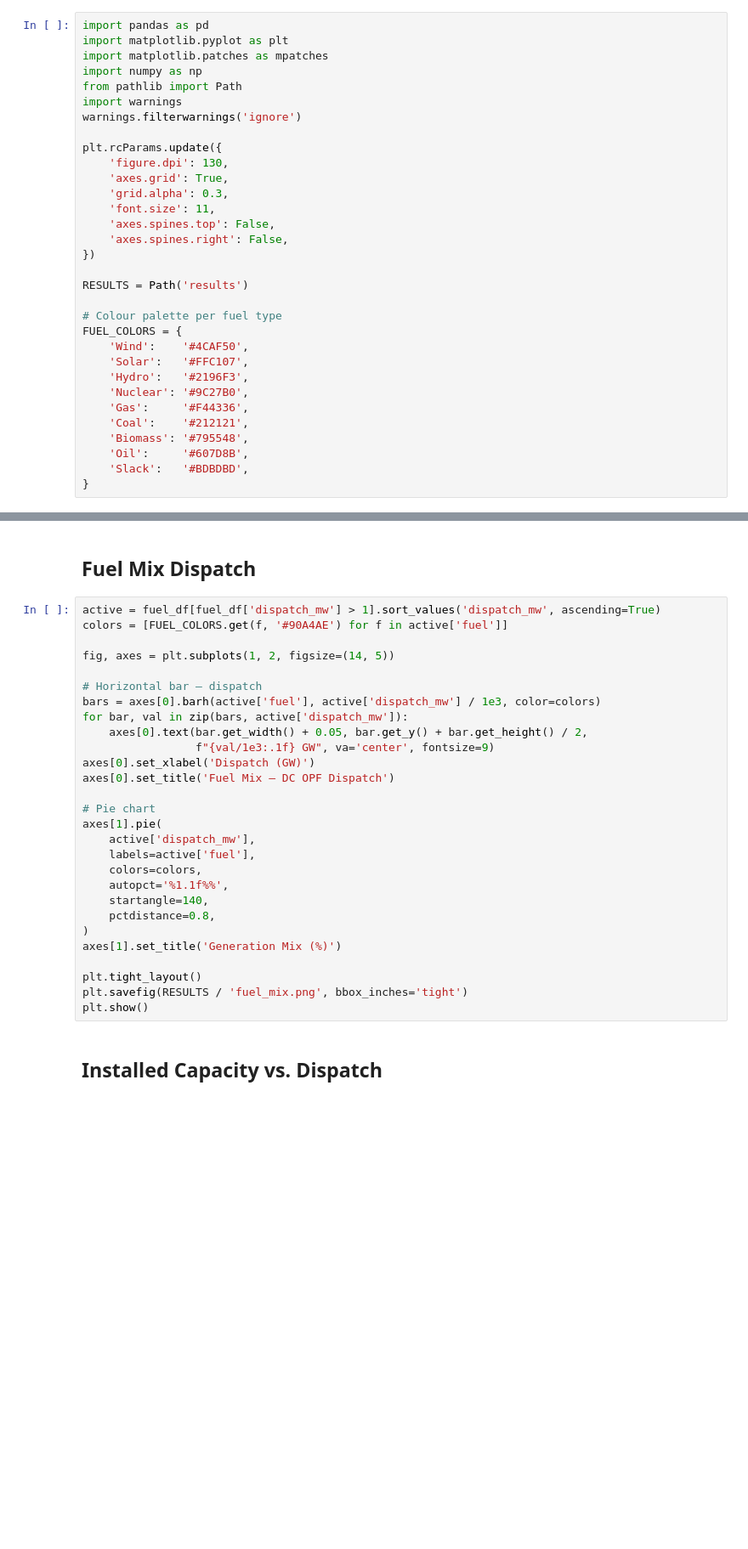
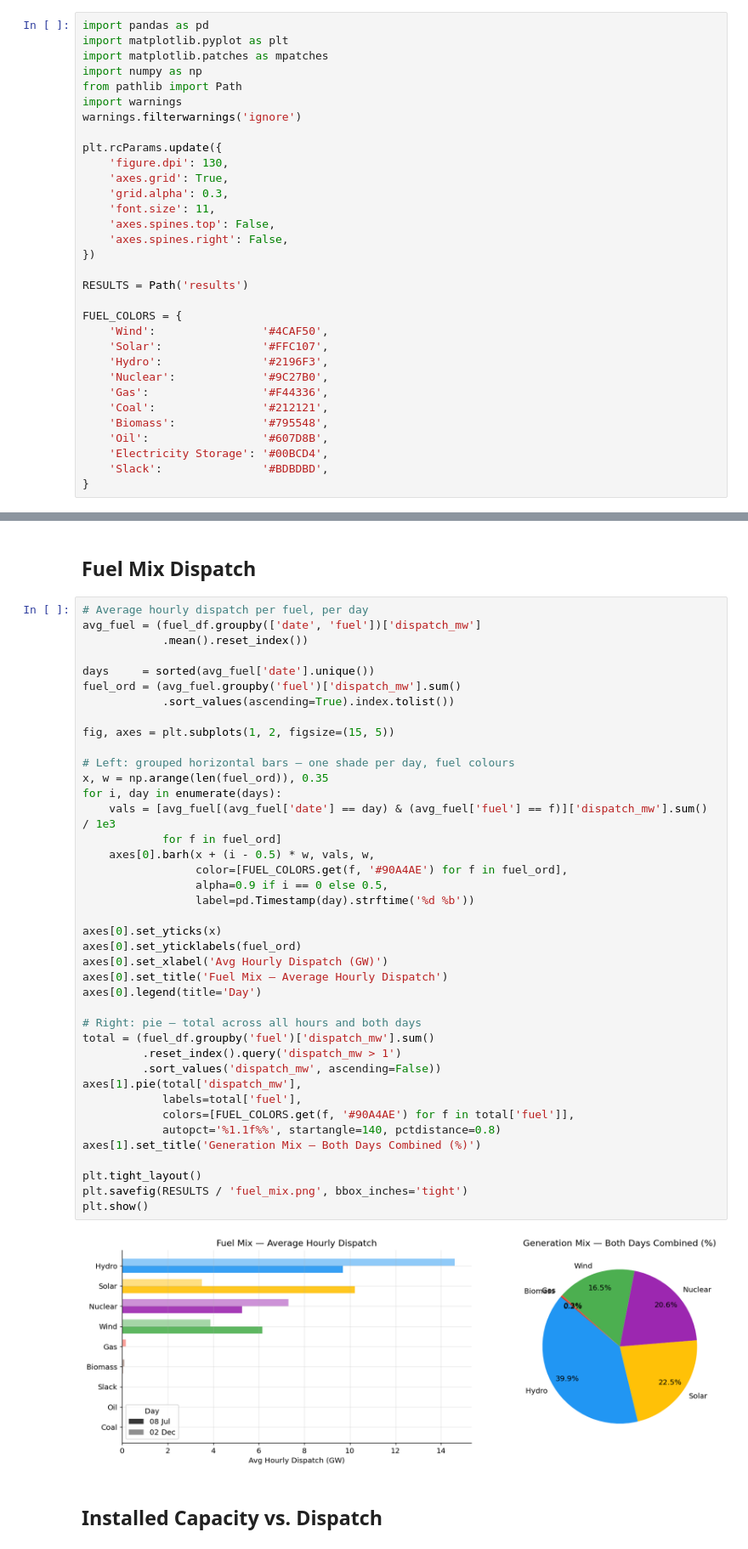
Before and after one commit to ntnu-ehsan/Spain_power_system, a Jupyter notebook: results_plots.ipynb, the cells around one changed output, grey strips where cells are left out. Shown at 85% size. Drawn from its saved outputs; the diff is of its cells as text; blank space fills up the shorter version.

```diff
--- a/results_plots.ipynb
+++ b/results_plots.ipynb
@@ -30,17 +33,17 @@ plt.rcParams.update({
 
 RESULTS = Path('results')
 
-# Colour palette per fuel type
 FUEL_COLORS = {
-    'Wind':    '#4CAF50',
-    'Solar':   '#FFC107',
-    'Hydro':   '#2196F3',
-    'Nuclear': '#9C27B0',
-    'Gas':     '#F44336',
-    'Coal':    '#212121',
-    'Biomass': '#795548',
-    'Oil':     '#607D8B',
-    'Slack':   '#BDBDBD',
+    'Wind':                '#4CAF50',
+    'Solar':               '#FFC107',
+    'Hydro':               '#2196F3',
+    'Nuclear':             '#9C27B0',
+    'Gas':                 '#F44336',
+    'Coal':                '#212121',
+    'Biomass':             '#795548',
+    'Oil':                 '#607D8B',
+    'Electricity Storage': '#00BCD4',
+    'Slack':               '#BDBDBD',
 }
 # %%
 # Load result CSVs
@@ -79,33 +114,47 @@ print('=' * 50)
 # %% [markdown]
 ## Fuel Mix Dispatch
 # %%
-active = fuel_df[fuel_df['dispatch_mw'] > 1].sort_values('dispatch_mw', ascending=True)
-colors = [FUEL_COLORS.get(f, '#90A4AE') for f in active['fuel']]
+# Average hourly dispatch per fuel, per day
+avg_fuel = (fuel_df.groupby(['date', 'fuel'])['dispatch_mw']
+            .mean().reset_index())
 
-fig, axes = plt.subplots(1, 2, figsize=(14, 5))
+days     = sorted(avg_fuel['date'].unique())
+fuel_ord = (avg_fuel.groupby('fuel')['dispatch_mw'].sum()
+            .sort_values(ascending=True).index.tolist())
 
-# Horizontal bar — dispatch
-bars = axes[0].barh(active['fuel'], active['dispatch_mw'] / 1e3, color=colors)
-for bar, val in zip(bars, active['dispatch_mw']):
-    axes[0].text(bar.get_width() + 0.05, bar.get_y() + bar.get_height() / 2,
-                 f"{val/1e3:.1f} GW", va='center', fontsize=9)
-axes[0].set_xlabel('Dispatch (GW)')
-axes[0].set_title('Fuel Mix — DC OPF Dispatch')
+fig, axes = plt.subplots(1, 2, figsize=(15, 5))
 
-# Pie chart
-axes[1].pie(
-    active['dispatch_mw'],
-    labels=active['fuel'],
-    colors=colors,
-    autopct='%1.1f%%',
-    startangle=140,
-    pctdistance=0.8,
-)
-axes[1].set_title('Generation Mix (%)')
+# Left: grouped horizontal bars — one shade per day, fuel colours
+x, w = np.arange(len(fuel_ord)), 0.35
+for i, day in enumerate(days):
+    vals = [avg_fuel[(avg_fuel['date'] == day) & (avg_fuel['fuel'] == f)]['dispatch_mw'].sum() / 1e3
+            for f in fuel_ord]
+    axes[0].barh(x + (i - 0.5) * w, vals, w,
+                 color=[FUEL_COLORS.get(f, '#90A4AE') for f in fuel_ord],
+                 alpha=0.9 if i == 0 else 0.5,
+                 label=pd.Timestamp(day).strftime('%d %b'))
+
+axes[0].set_yticks(x)
+axes[0].set_yticklabels(fuel_ord)
+axes[0].set_xlabel('Avg Hourly Dispatch (GW)')
+axes[0].set_title('Fuel Mix — Average Hourly Dispatch')
+axes[0].legend(title='Day')
+
+# Right: pie — total across all hours and both days
+total = (fuel_df.groupby('fuel')['dispatch_mw'].sum()
+         .reset_index().query('dispatch_mw > 1')
+         .sort_values('dispatch_mw', ascending=False))
+axes[1].pie(total['dispatch_mw'],
+            labels=total['fuel'],
+            colors=[FUEL_COLORS.get(f, '#90A4AE') for f in total['fuel']],
+            autopct='%1.1f%%', startangle=140, pctdistance=0.8)
+axes[1].set_title('Generation Mix — Both Days Combined (%)')
 
 plt.tight_layout()
 plt.savefig(RESULTS / 'fuel_mix.png', bbox_inches='tight')
 plt.show()
+# %% [output]
+[figure, added]
 # %% [markdown]
 ## Installed Capacity vs. Dispatch
 # %%
```
Also changed, not shown: parts of 29 cells of this notebook, 48 other files.
